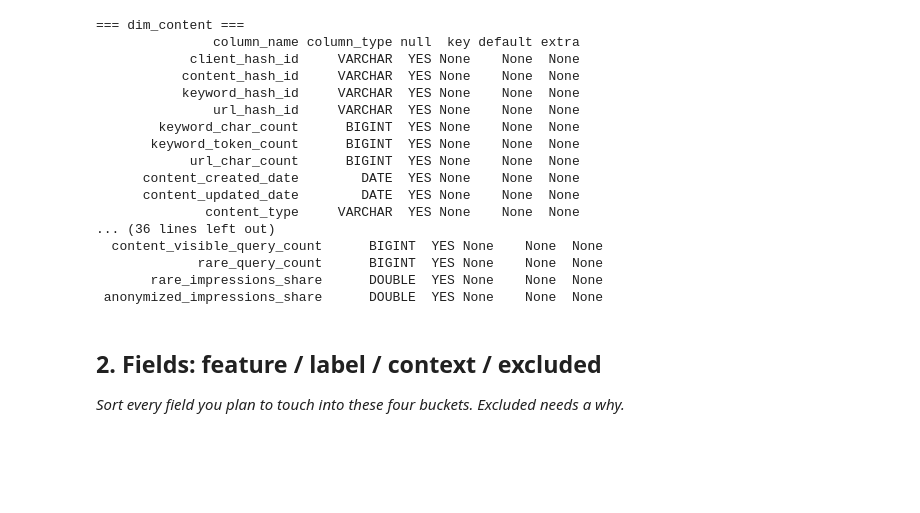
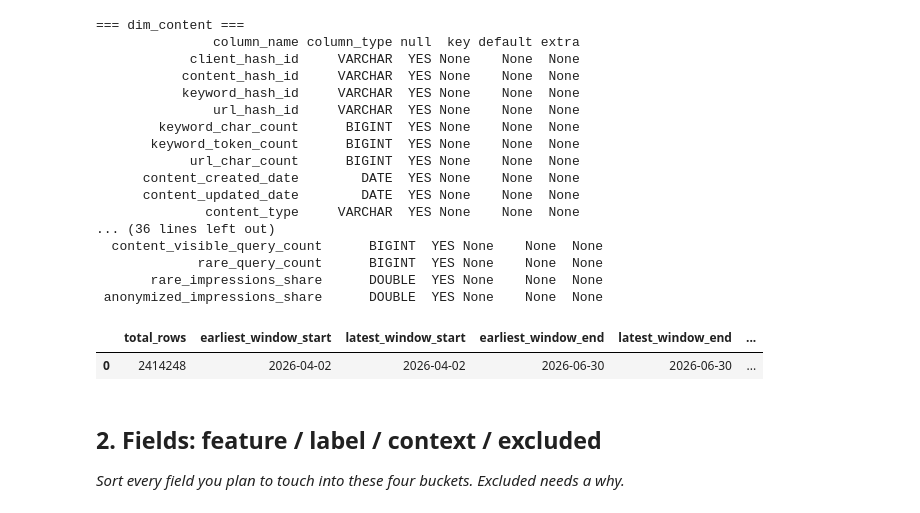
Before and after one commit to neelamobaid/flyrank-ml-internship, a Jupyter notebook: work/notebooks/w03_data_contract.ipynb, the cells around one changed output. Saved outputs shown, nothing was run; the diff lists cells and outputs as text; code cells hidden in the pictures; blank space fills up the shorter version.

Commit message:
Checked the 90-day window

```diff
--- a/work/notebooks/w03_data_contract.ipynb
+++ b/work/notebooks/w03_data_contract.ipynb
@@ -235,6 +235,26 @@ print(con.execute("""
              rare_query_count      BIGINT  YES None    None  None
        rare_impressions_share      DOUBLE  YES None    None  None
  anonymized_impressions_share      DOUBLE  YES None    None  None
+# %%
+query_path = (
+    "hf://datasets/FlyRank/internship-warehouse/"
+    "fact_content_query_90d.parquet"
+)
+
+con.execute(f"""
+    SELECT
+        COUNT(*) AS total_rows,
+        MIN(window_start) AS earliest_window_start,
+        MAX(window_start) AS latest_window_start,
+        MIN(window_end) AS earliest_window_end,
+        MAX(window_end) AS latest_window_end,
+        COUNT(DISTINCT window_start) AS distinct_window_starts,
+        COUNT(DISTINCT window_end) AS distinct_window_ends
+    FROM read_parquet('{query_path}')
+""").df()
+# %% [output]
+|  | total_rows | earliest_window_start | latest_window_start | earliest_window_end | latest_window_end | ... |
+| 0 | 2414248 | 2026-04-02 | 2026-04-02 | 2026-06-30 | 2026-06-30 | ... |
 # %% [markdown]
 ## 2. Fields: feature / label / context / excluded
 
```
